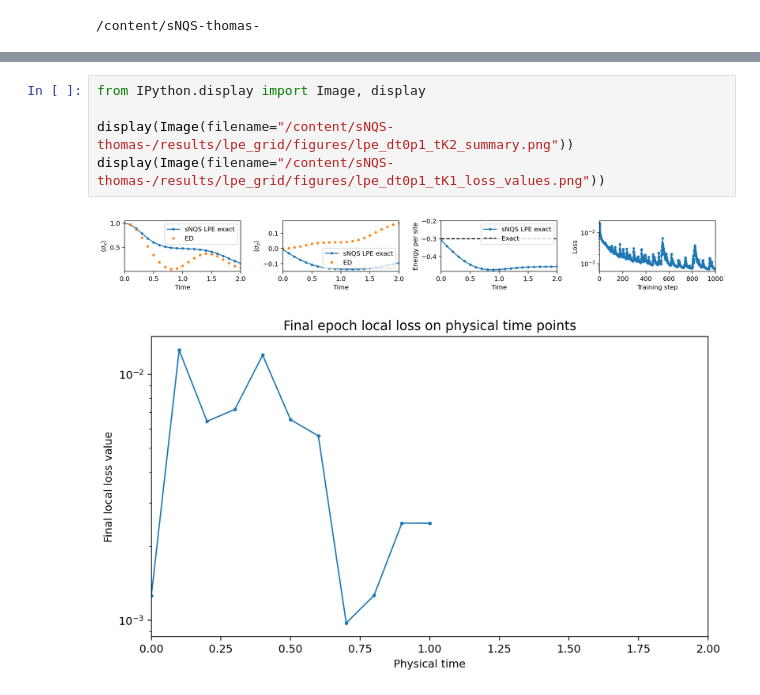
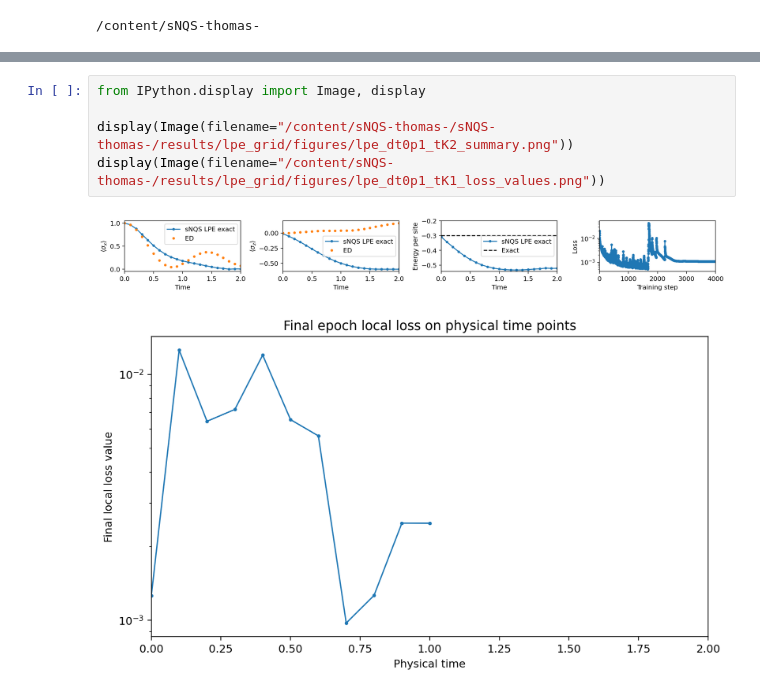
Before and after one commit to theurile/sNQS-thomas-, a Jupyter notebook: test.ipynb, the cells around one changed output, grey strips where cells are left out. Cells and saved outputs as stored; diff of their text form.

```diff
--- a/test.ipynb
+++ b/test.ipynb
@@ -55,8 +38,8 @@ saved local-loss figure /content/sNQS-thomas-/results/lpe_grid/figures/lpe_dt0p1
 # %%
 from IPython.display import Image, display
 
-display(Image(filename="/content/sNQS-thomas-/results/lpe_grid/figures/lpe_dt0p1_tK2_summary.png"))
+display(Image(filename="/content/sNQS-thomas-/sNQS-thomas-/results/lpe_grid/figures/lpe_dt0p1_tK2_summary.png"))
 display(Image(filename="/content/sNQS-thomas-/results/lpe_grid/figures/lpe_dt0p1_tK1_loss_values.png"))
 # %% [output]
-[figure, old version]
+[figure, new version]
 [figure]
```
Also changed, not shown: parts of 4 cells of this notebook, 1 other file.
